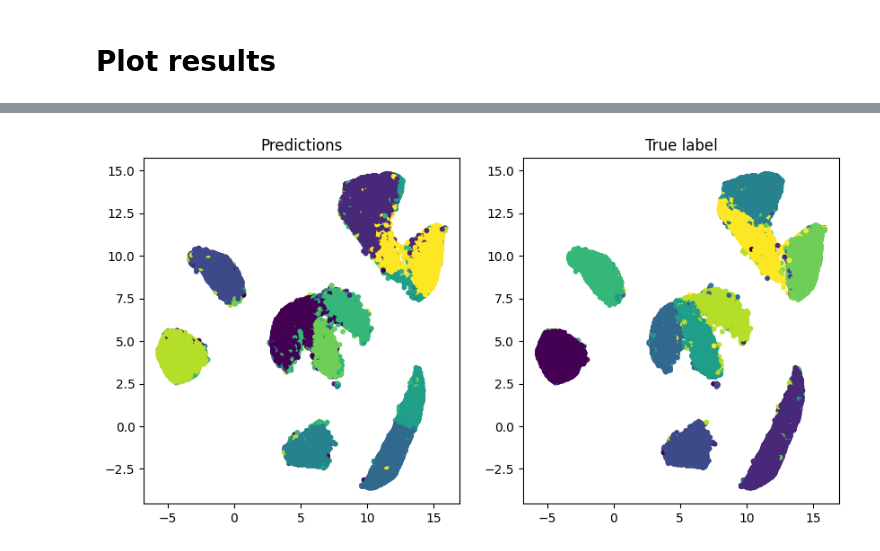
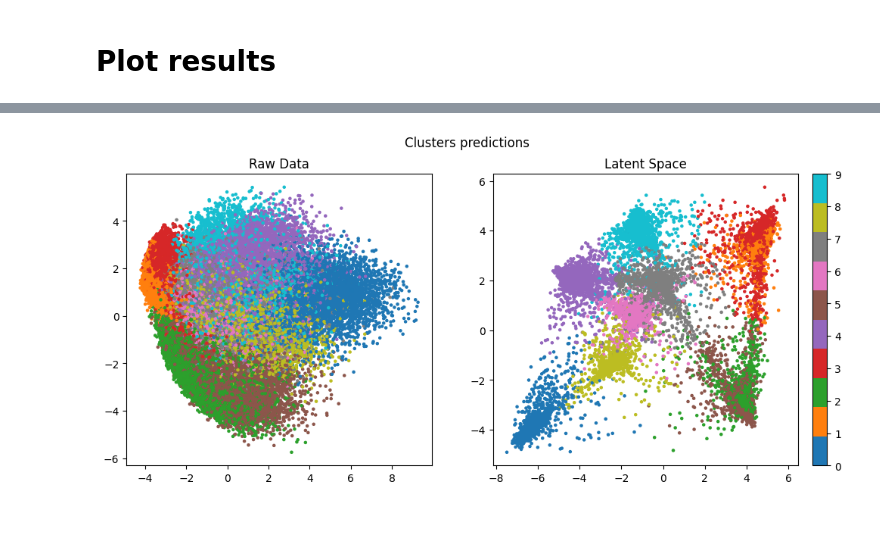
Before and after one commit to woullufy/deep-embedded-clustering, a Jupyter notebook: notebooks/dec.ipynb, the cells around one changed output, grey strips where cells are left out. Drawn from its saved outputs; the diff is of its cells as text; code cells hidden in the pictures; blank space fills up the shorter version.

Commit message:
Added plotting functions for DEC

```diff
--- a/notebooks/dec.ipynb
+++ b/notebooks/dec.ipynb
@@ -217,16 +199,4 @@ plot_ae_reconstructions(ae, train_dataset, indices=indices)
 # %%
-reducer = umap.UMAP()
-embedding = reducer.fit_transform(data)
+plot_dec_pca(data, full_z_np, pred_labels, title='Clusters predictions')
+# %% [output]
+[figure, added]
-# %%
-'''----- Umap form the input space -----'''
-fig, ax = plt.subplots(1, 2, figsize=(10, 5))
-
-ax[0].set_title('Predictions')
-ax[0].scatter(embedding[:, 0], embedding[:, 1], c=pred_labels, s=10)
-
-ax[1].set_title('True label')
-ax[1].scatter(embedding[:, 0], embedding[:, 1], c=labels, s=10)
-
-plt.show()
-# %% [output]
-[figure, removed]
```
Also changed, not shown: parts of 15 cells of this notebook, 1 other file.
